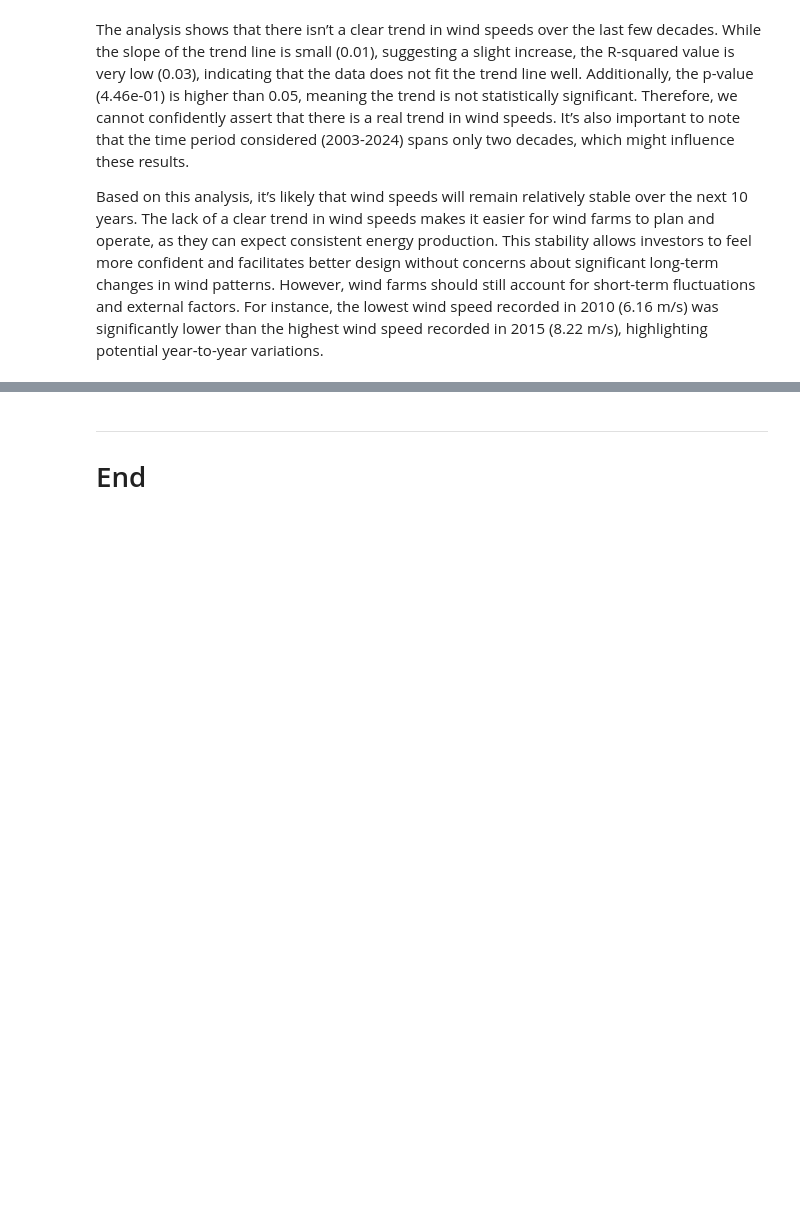
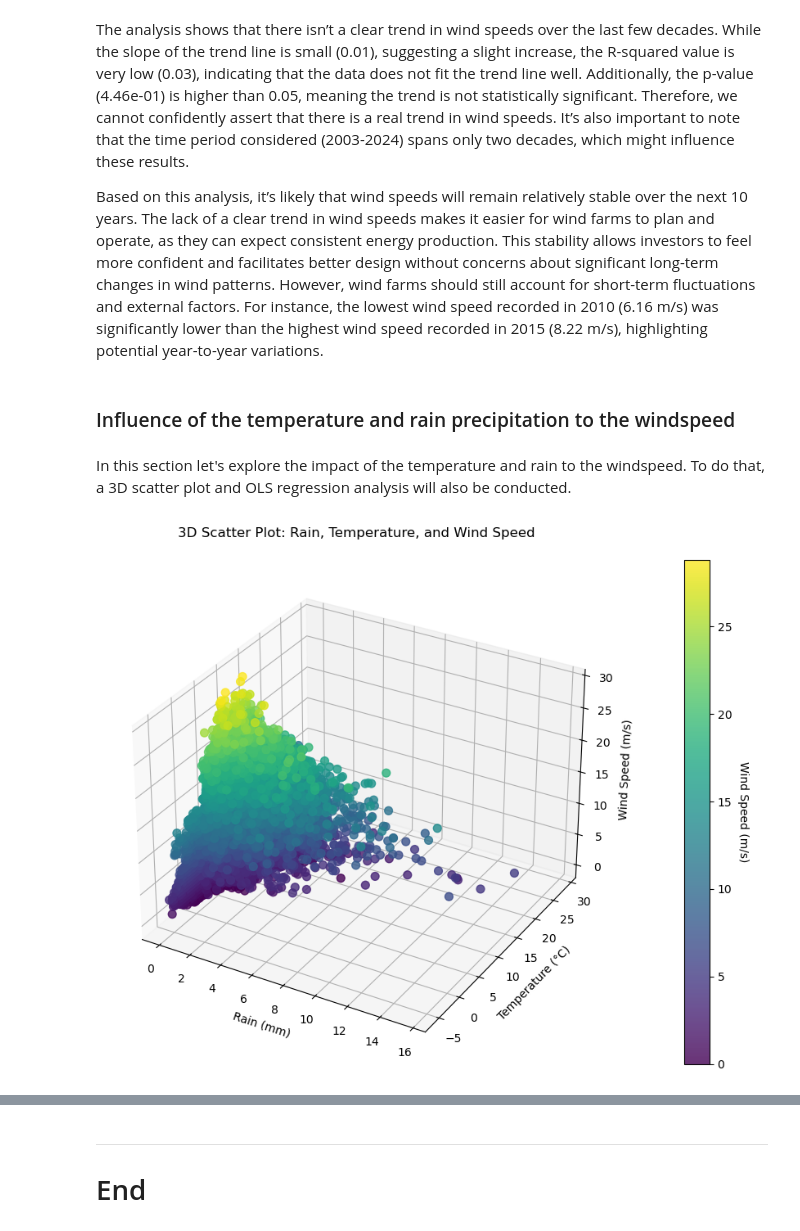
Before and after one commit to filipekojak88/PFDA, a Jupyter notebook: project/windspeed.ipynb, the cells around one changed output, grey strips where cells are left out. Cells and saved outputs as stored; diff of their text form; code cells hidden in the pictures; blank space fills up the shorter version.

```diff
--- a/project/windspeed.ipynb
+++ b/project/windspeed.ipynb
@@ -485,3 +492,38 @@ P-value: 4.46e-01
 The analysis shows that there isn’t a clear trend in wind speeds over the last few decades. While the slope of the trend line is small (0.01), suggesting a slight increase, the R-squared value is very low (0.03), indicating that the data does not fit the trend line well. Additionally, the p-value (4.46e-01) is higher than 0.05, meaning the trend is not statistically significant. Therefore, we cannot confidently assert that there is a real trend in wind speeds. It’s also important to note that the time period considered (2003-2024) spans only two decades, which might influence these results.
 
 Based on this analysis, it’s likely that wind speeds will remain relatively stable over the next 10 years. The lack of a clear trend in wind speeds makes it easier for wind farms to plan and operate, as they can expect consistent energy production. This stability allows investors to feel more confident and facilitates better design without concerns about significant long-term changes in wind patterns. However, wind farms should still account for short-term fluctuations and external factors. For instance, the lowest wind speed recorded in 2010 (6.16 m/s) was significantly lower than the highest wind speed recorded in 2015 (8.22 m/s), highlighting potential year-to-year variations.
+# %% [markdown]
+### Influence of the temperature and rain precipitation to the windspeed
+# %% [markdown]
+In this section let's explore the impact of the temperature and rain to the windspeed. To do that, a 3D scatter plot and OLS regression analysis will also be conducted.
+# %%
+# 3D Plot
+
+# Extract variables
+rain = df['rain']  # Rain (independent variable)
+temperature = df['temp']  # Temperature (independent variable)
+wind_speed = df['wdsp_ms']  # Wind Speed (dependent variable)
+
+# Create a 3D scatter plot
+fig = plt.figure(figsize=(12, 8))
+ax = fig.add_subplot(111, projection='3d')
+
+# Scatter plot
+sc = ax.scatter(rain, temperature, wind_speed, c=wind_speed, cmap='viridis', marker='o', s=50, alpha=0.8)
+
+# Add color bar
+cbar = plt.colorbar(sc, ax=ax, pad=0.1)
+cbar.set_label('Wind Speed (m/s)', rotation=270, labelpad=15)
+
+# Set labels
+ax.set_xlabel('Rain (mm)')
+ax.set_ylabel('Temperature (°C)')
+ax.set_zlabel('Wind Speed (m/s)')
+
+# Set title
+ax.set_title('3D Scatter Plot: Rain, Temperature, and Wind Speed', pad=20)
+
+# Show plot
+plt.show()
+# %% [output]
+[figure, added]
```
Also changed, not shown: parts of 15 cells of this notebook.
